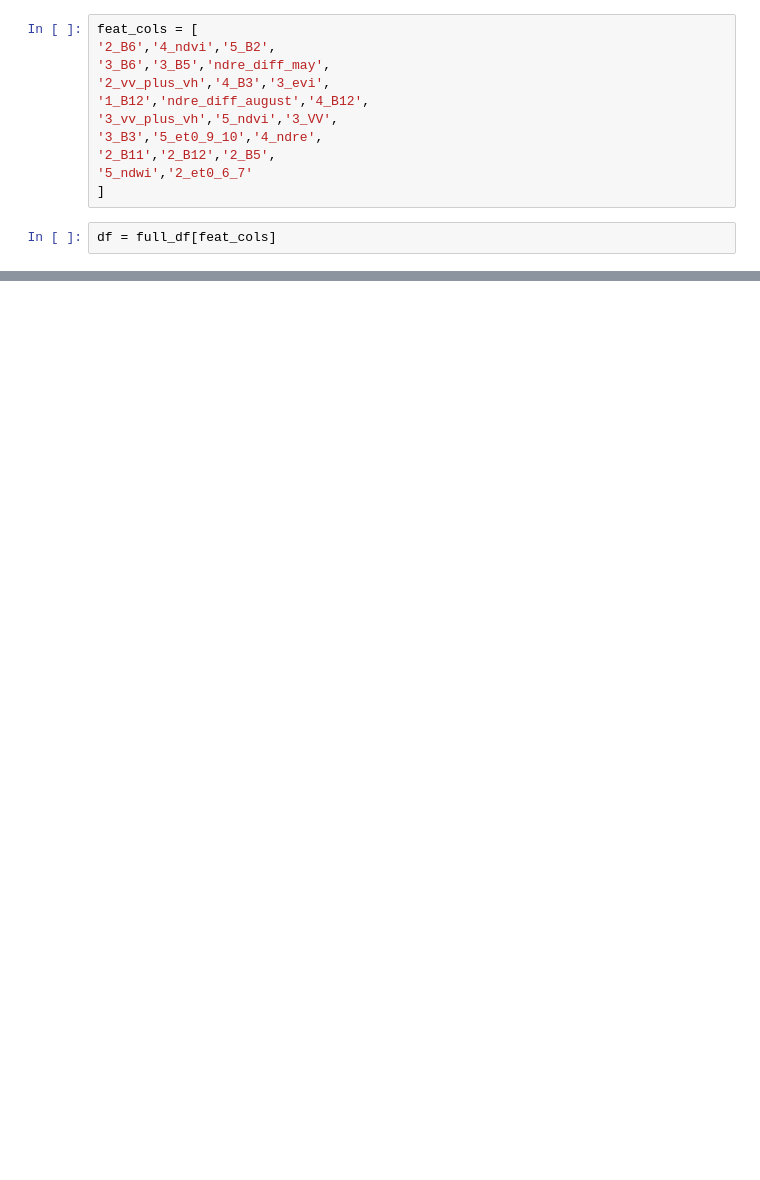
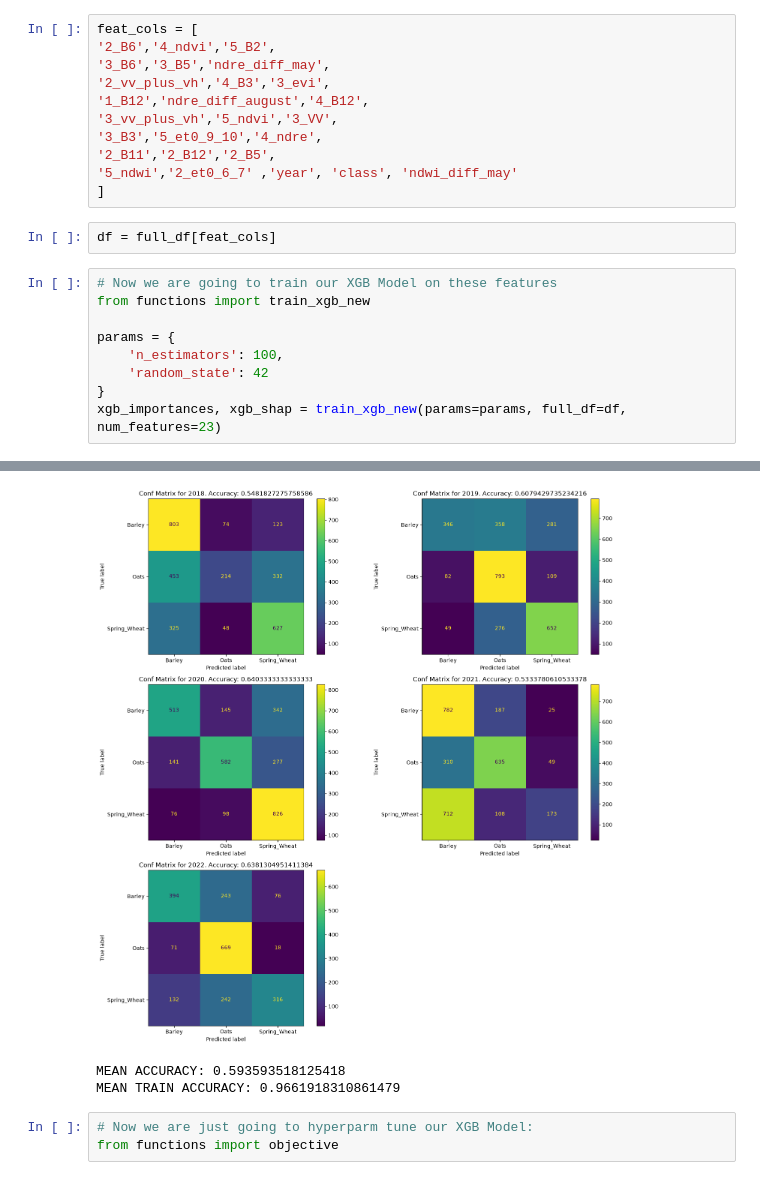
Before and after one commit to hadibaig1/agriculture_project, a Jupyter notebook: Reduced_Features1.ipynb, the cells around one changed output, grey strips where cells are left out. Saved outputs shown, nothing was run; the diff lists cells and outputs as text; blank space fills up the shorter version.

```diff
--- a/Reduced_Features1.ipynb
+++ b/Reduced_Features1.ipynb
@@ -41,7 +41,17 @@ feat_cols = [
 '3_vv_plus_vh','5_ndvi','3_VV',
 '3_B3','5_et0_9_10','4_ndre',
 '2_B11','2_B12','2_B5',
-'5_ndwi','2_et0_6_7'
+'5_ndwi','2_et0_6_7' ,'year', 'class', 'ndwi_diff_may'
 ]
 # %%
 df = full_df[feat_cols]
+# %%
+# Now we are going to train our XGB Model on these features
+from functions import train_xgb_new
+
+params = {
+    'n_estimators': 100,
+    'random_state': 42
+}
+xgb_importances, xgb_shap = train_xgb_new(params=params, full_df=df, num_features=23)
+# %% [output]
@@ -47,0 +75,6 @@ df = full_df[feat_cols]
+[figure, added]
+MEAN ACCURACY: 0.593593518125418
+MEAN TRAIN ACCURACY: 0.9661918310861479
+# %%
+# Now we are just going to hyperparm tune our XGB Model:
+from functions import objective
```
Also changed, not shown: parts of 1 cell of this notebook, 4 other files.
